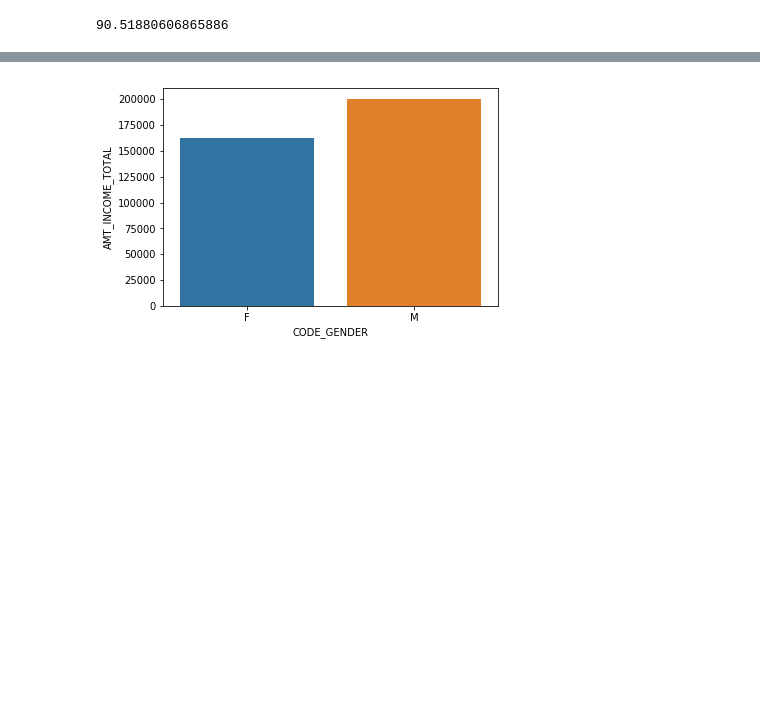
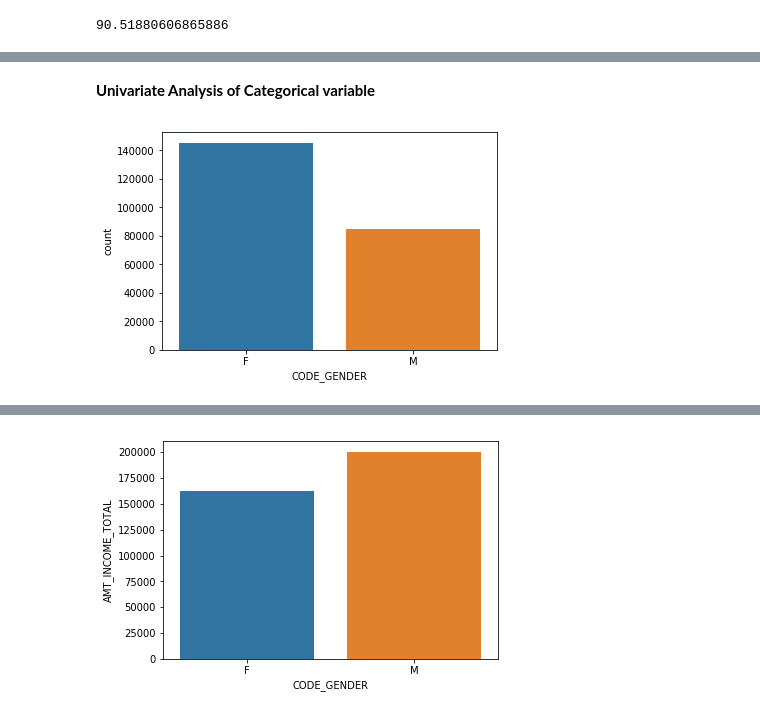
Before and after one commit to Saumya837/EDA_Case_Study_Banking, a Jupyter notebook: Credit EDA Assignment.ipynb, the cells around one changed output, grey strips where cells are left out. Cells and saved outputs as stored; diff of their text form; code cells hidden in the pictures; blank space fills up the shorter version.

```diff
--- a/Credit EDA Assignment.ipynb
+++ b/Credit EDA Assignment.ipynb
@@ -271,0 +289,10 @@ Tg_0
+# %% [markdown]
+<b>Univariate Analysis of Categorical variable<b>
+# %%
+#performing the univariate analysis on categorical variable on TG_0
+def plot_ct(var,d):
+    sns.countplot(x=var,data=d)
+# %%
+plot_ct('CODE_GENDER',Tg_0)
+# %% [output]
+[figure, added]
```
Also changed, not shown: parts of 112 cells of this notebook.
